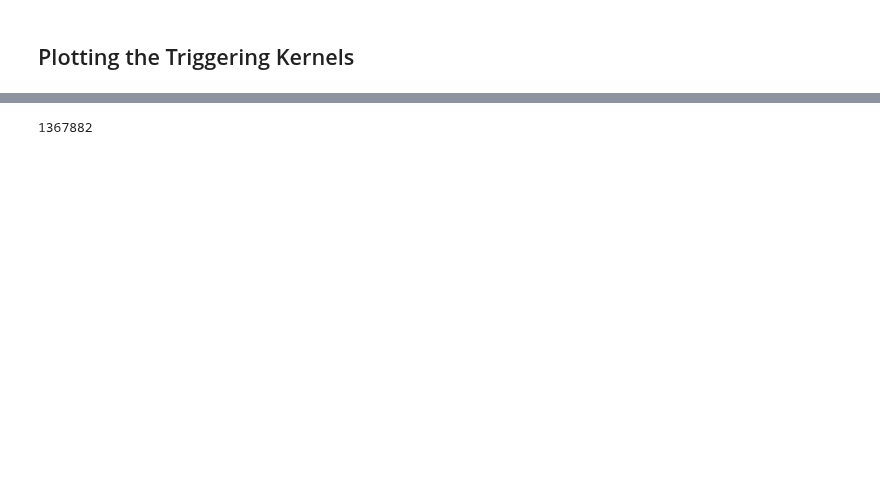
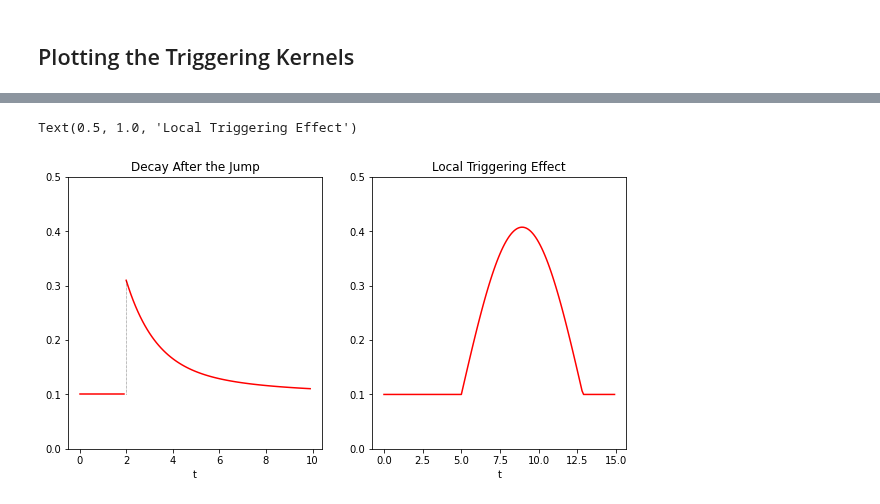
Before and after one commit to yamacisik/gated_kernel_tpp, a Jupyter notebook: figures.ipynb, the cells around one changed output, grey strips where cells are left out. Cells and saved outputs as stored; diff of their text form; code cells hidden in the pictures; blank space fills up the shorter version.

```diff
--- a/figures.ipynb
+++ b/figures.ipynb
@@ -301,4 +271,0 @@ Text(0, 0.5, '$\\mathregular{\\phi_{22}}$')
-# %%
-len(all_times[j][i])
-# %% [output]
-1367882
@@ -312,3 +282,50 @@ real_values = triggering_kernel(plot_times,i)
 real_values = (real_values - real_values.min())/(real_values.max()-real_values.min())
 
 k = (k - k.min())/(k.max()-k.min())
+# %%
+def triggering_kernel(t,n_kernel = 0):
+
+    if n_kernel ==0:
+        return 0.2*(0.5+t)**(-1.3)
+    elif n_kernel ==1:
+        return 0.03*np.exp(-0.3*t)
+    elif n_kernel ==2:
+        return 0.05*np.exp(-0.2*t) + 0.16*np.exp(-0.8*t)
+    else:
+        t_c = np.copy(t)
+        t_c[t_c>8] =0
+        sin = np.sin(0.4*t_c)/2.6
+        sin[sin <0] =0
+        return sin*0.8
+# %%
+init_t = torch.arange(0,2,0.1)
+init_mu = torch.ones(len(init_t))*0.1
+t = torch.arange(0,10,0.1)
+
+
+fig, axes = plt.subplots(1,2,figsize=(10,5))
+axes = axes.flatten()
+for i in range(2):
+    axes[i].set_xlabel('t',size = 10)
+    axes[i].set_ylim(0,0.5)
+
+y = (triggering_kernel(t,2)+0.1)[:-20]
+x = t[20:]
+# y = torch.cat([init_mu,y+0.1])
+# x = torch.cat([init_t,t+5])
+
+axes[0].plot(x,y,c = 'red')
+axes[0].plot(init_t,init_mu,c = 'red')
+axes[0].plot([2,2],[0.1,0.31],c = 'black',linestyle = 'dotted',linewidth = 0.5)
+
+axes[0].set_title('Decay After the Jump',size=12)
+
+y = torch.tensor(triggering_kernel(t,3))
+y = torch.cat([init_mu,y+0.1])
+x = torch.cat([init_t,t+5])
+
+axes[1].plot(x,y,c = 'red')
+axes[1].set_title('Local Triggering Effect',size=12)
+# %% [output]
+Text(0.5, 1.0, 'Local Triggering Effect')
+[figure, added]
```
Also changed, not shown: parts of 18 cells of this notebook, 8 other files.
